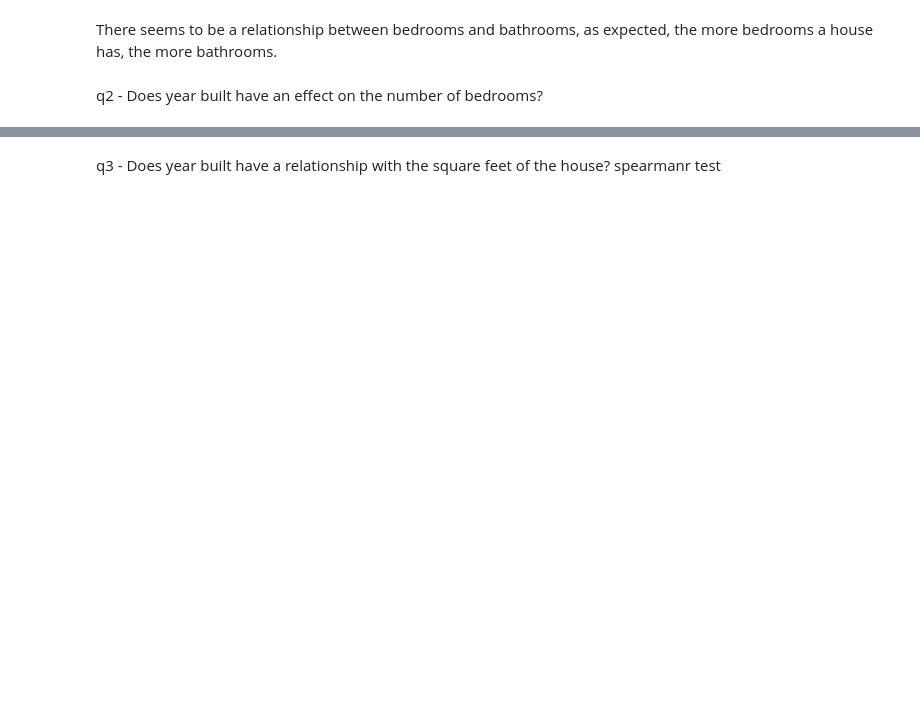
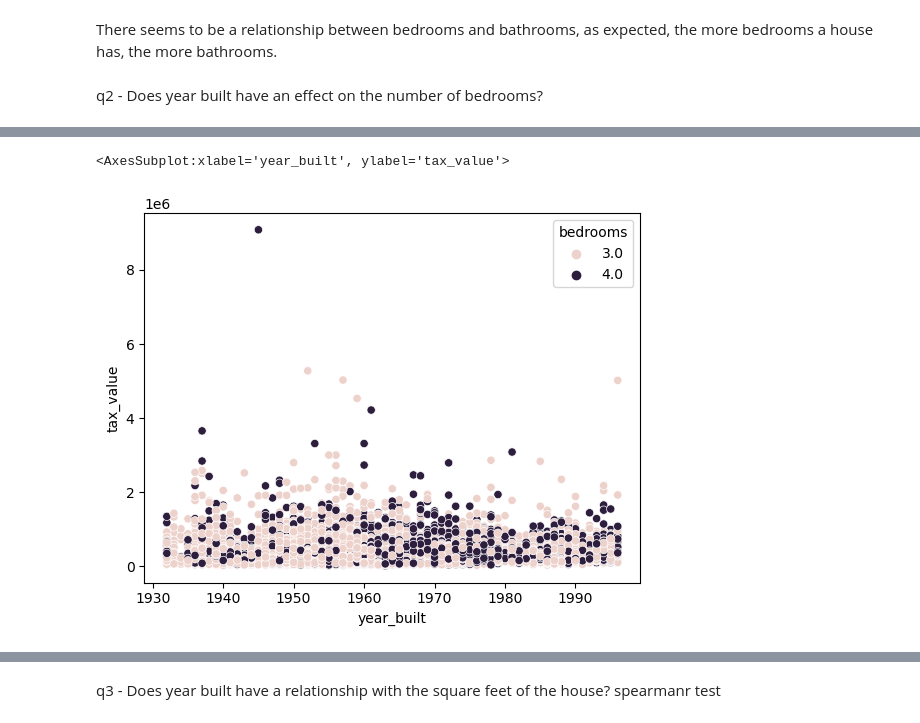
Before and after one commit to shawn-brown12/regression_project, a Jupyter notebook: workbook1.ipynb, the cells around one changed output, grey strips where cells are left out. Cells and saved outputs as stored; diff of their text form; code cells hidden in the pictures; blank space fills up the shorter version.

```diff
--- a/workbook1.ipynb
+++ b/workbook1.ipynb
@@ -151,0 +149,5 @@ sns.lmplot(x='bedrooms', y='yearbuilt', data=train)
+# %%
+sns.scatterplot(x='year_built', y='tax_value', hue='bedrooms', data=train)
+# %% [output]
+<AxesSubplot:xlabel='year_built', ylabel='tax_value'>
+[figure, added]
```
Also changed, not shown: parts of 20 cells of this notebook, 3 other files.
